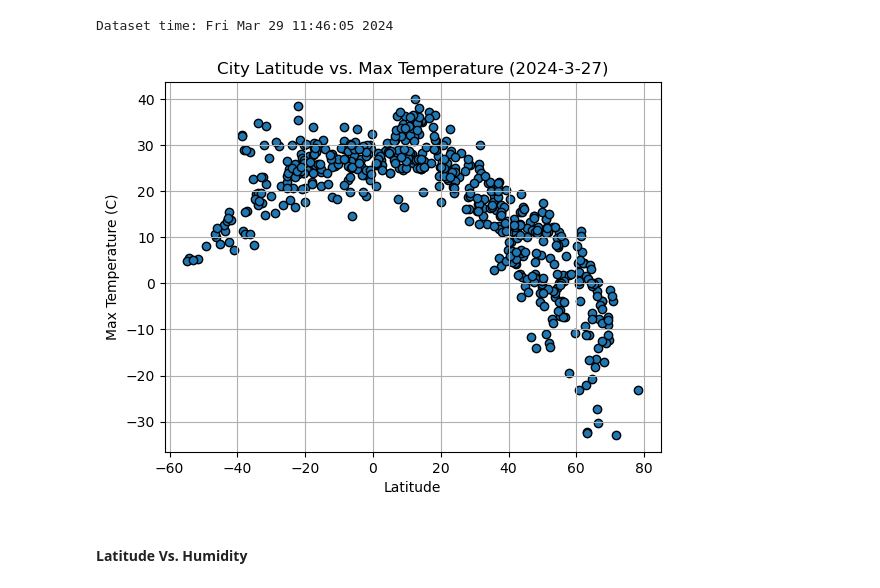
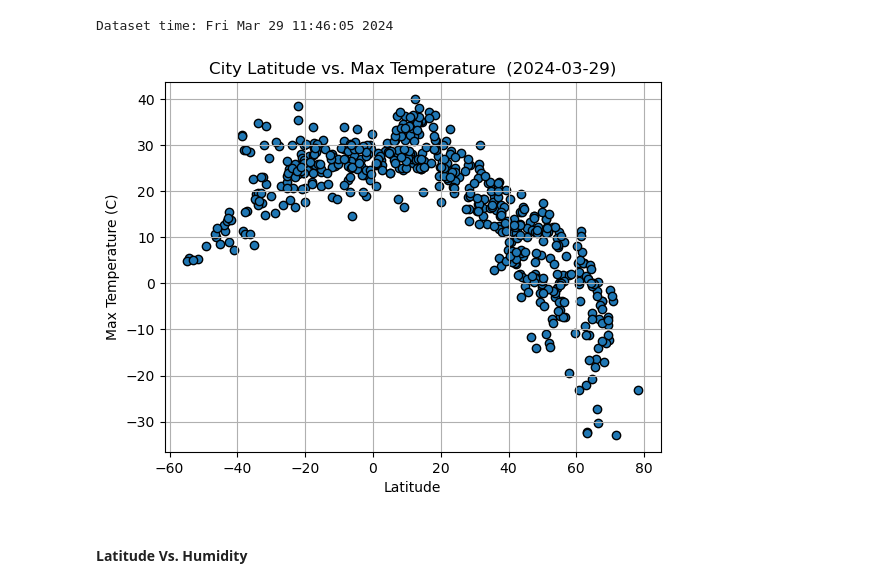
Before and after one commit to andrewjmack/python-API-challenge, a Jupyter notebook: WeatherPy/WeatherPy.ipynb, the cells around one changed output. Drawn from its saved outputs; the diff is of its cells as text; code cells hidden in the pictures.

```diff
--- a/WeatherPy/WeatherPy.ipynb
+++ b/WeatherPy/WeatherPy.ipynb
@@ -234,20 +234,21 @@ Dataset time: Fri Mar 29 11:46:05 2024
 # %%
 # Build scatter plot for latitude vs. temperature
 plt.scatter(city_data_df['Lat'], city_data_df['Max Temp'], marker="o", edgecolor="black")
-
+import time
+today = time.strftime("%Y-%m-%d")
 # Incorporate the other graph properties
-plt.title("City Latitude vs. Max Temperature (2024-3-27)")
+plt.title(f"City Latitude vs. Max Temperature  ({today})")
 plt.ylabel("Max Temperature (C)")
 plt.xlabel("Latitude")
 plt.grid(True)
 
 # Save the figure
 plt.savefig("output_data/Fig1.png")
 
 # Show plot
 plt.show()
 # %% [output]
-[figure, old version]
+[figure, new version]
 # %% [markdown]
 #### Latitude Vs. Humidity
 # %%
```
Also changed, not shown: 3 other files.
